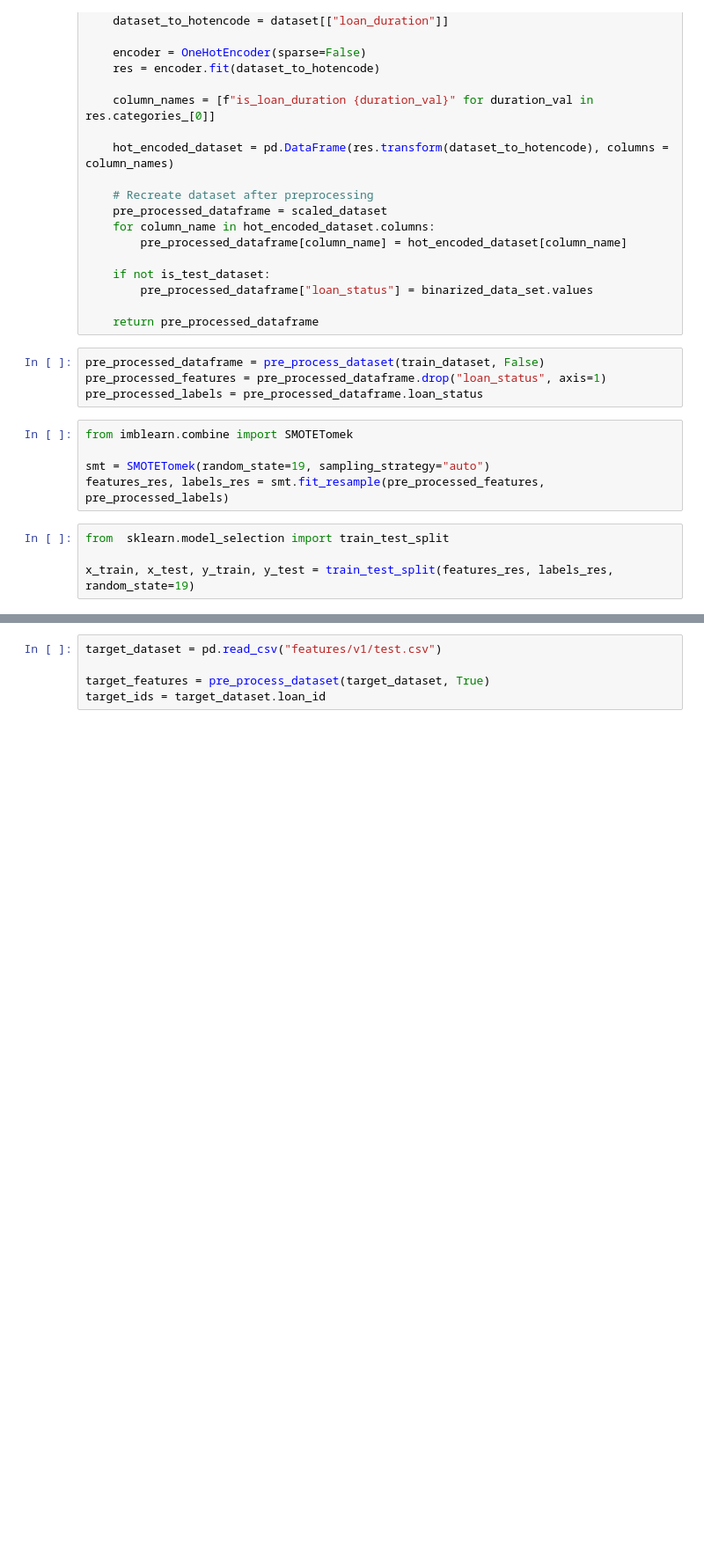
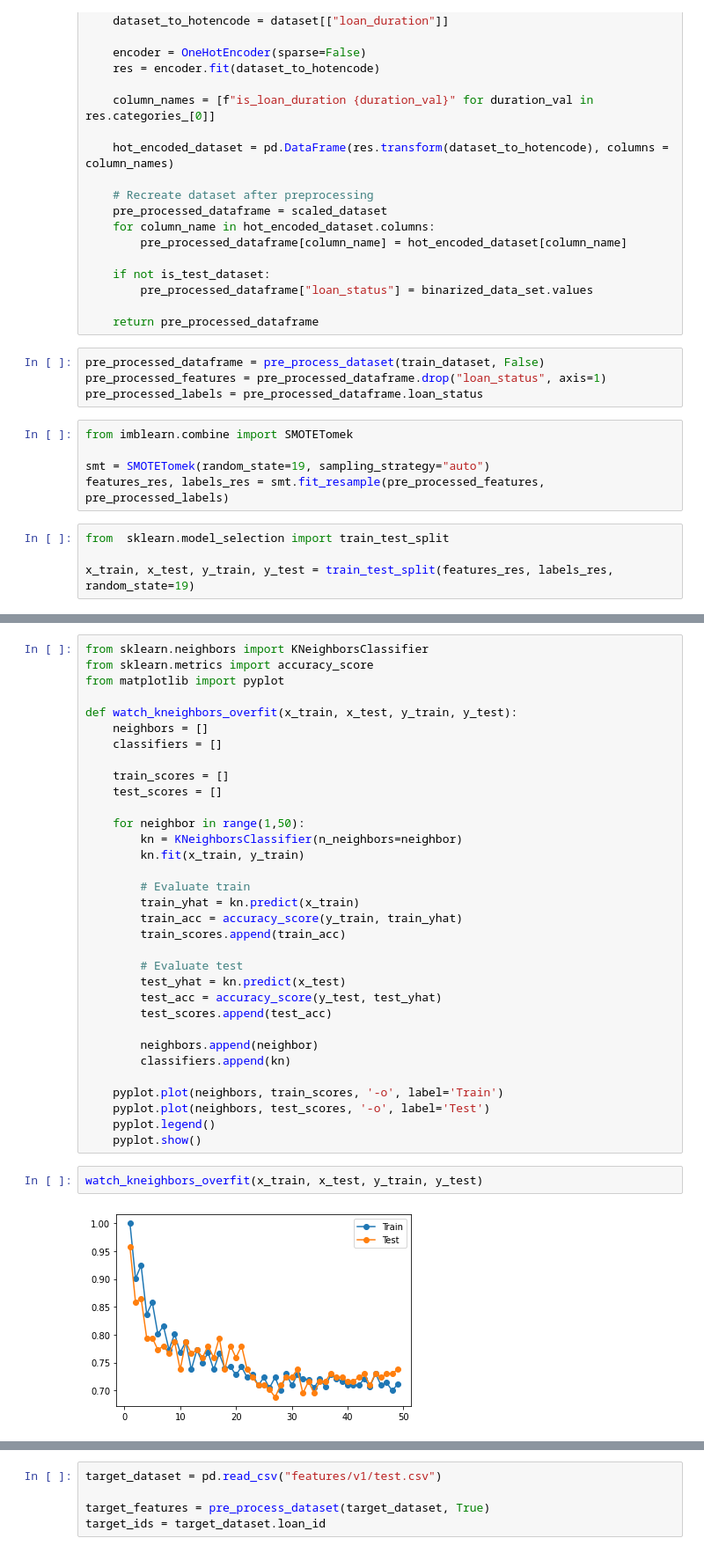
Before and after one commit to joaonmatos/feup-machine-learning, a Jupyter notebook: classifiers.ipynb, the cells around one changed output, grey strips where cells are left out. Shown at 88% size. Cells and saved outputs as stored; diff of their text form; blank space fills up the shorter version.

```diff
--- a/classifiers.ipynb
+++ b/classifiers.ipynb
@@ -238,2 +226,39 @@ kn_data
+# %%
+from sklearn.neighbors import KNeighborsClassifier
+from sklearn.metrics import accuracy_score
+from matplotlib import pyplot
+
+def watch_kneighbors_overfit(x_train, x_test, y_train, y_test):
+    neighbors = []
+    classifiers = []
+
+    train_scores = []
+    test_scores = []
+
+    for neighbor in range(1,50):
+        kn = KNeighborsClassifier(n_neighbors=neighbor)
+        kn.fit(x_train, y_train)
+
+        # Evaluate train
+        train_yhat = kn.predict(x_train)
+        train_acc = accuracy_score(y_train, train_yhat)
+        train_scores.append(train_acc)
+
+        # Evaluate test
+        test_yhat = kn.predict(x_test)
+        test_acc = accuracy_score(y_test, test_yhat)
+        test_scores.append(test_acc)
+
+        neighbors.append(neighbor)
+        classifiers.append(kn)
+
+    pyplot.plot(neighbors, train_scores, '-o', label='Train')
+    pyplot.plot(neighbors, test_scores, '-o', label='Test')
+    pyplot.legend()
+    pyplot.show()
+# %%
+watch_kneighbors_overfit(x_train, x_test, y_train, y_test)
+# %% [output]
+[figure, added]
 # %%
 from sklearn.neural_network import MLPClassifier
```
Also changed, not shown: parts of 6 cells of this notebook.
